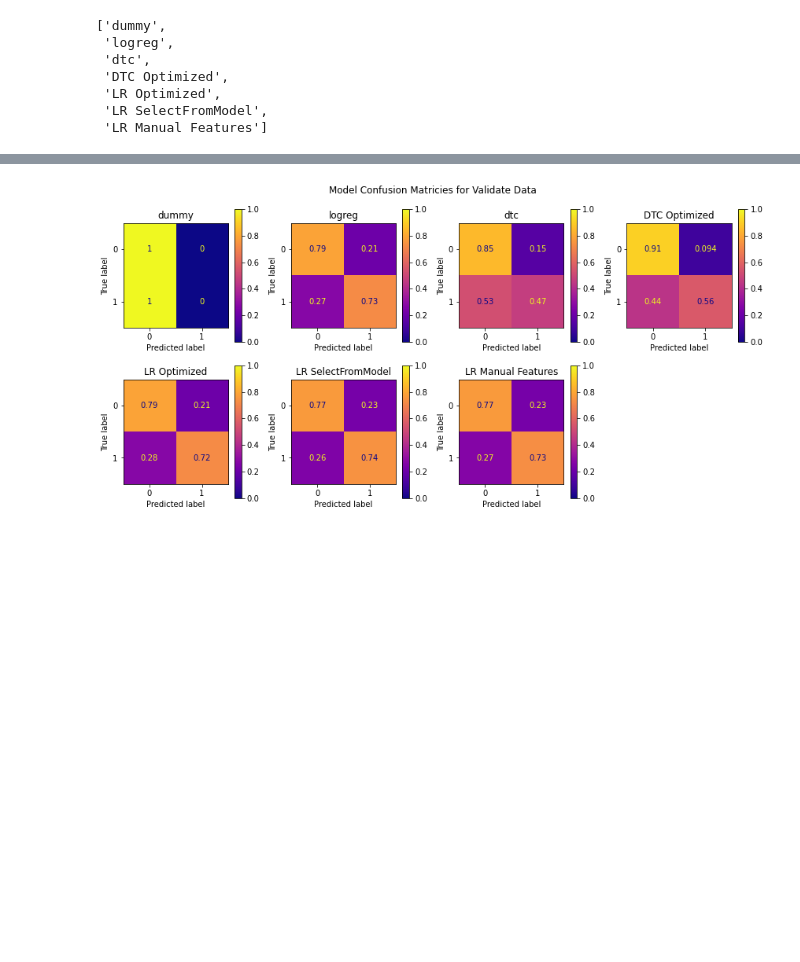
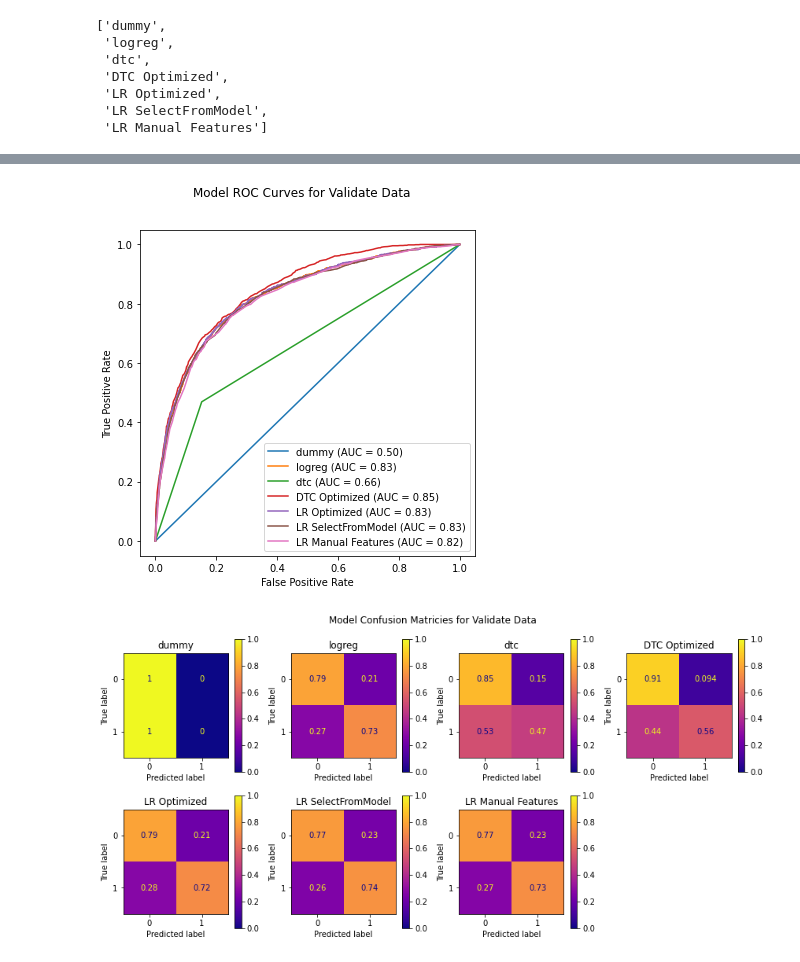
Before and after one commit to willmbennett/h1n1_competition, a Jupyter notebook: index.ipynb, the cells around one changed output, grey strips where cells are left out. Saved outputs shown, nothing was run; the diff lists cells and outputs as text; code cells hidden in the pictures; blank space fills up the shorter version.

Commit message:
slight tweaks and image creation

```diff
--- a/index.ipynb
+++ b/index.ipynb
@@ -910,3 +914,7 @@ list(model_dict.models.keys())
+# %%
+model_dict.plot_models_roc_curves('validate')
+# %% [output]
+[figure, added]
 # %%
 # Bring back up the confusion matricies
 model_dict.plot_models_confusion_matricies('validate')
```
Also changed, not shown: parts of 1 cell of this notebook, 3 other files.
